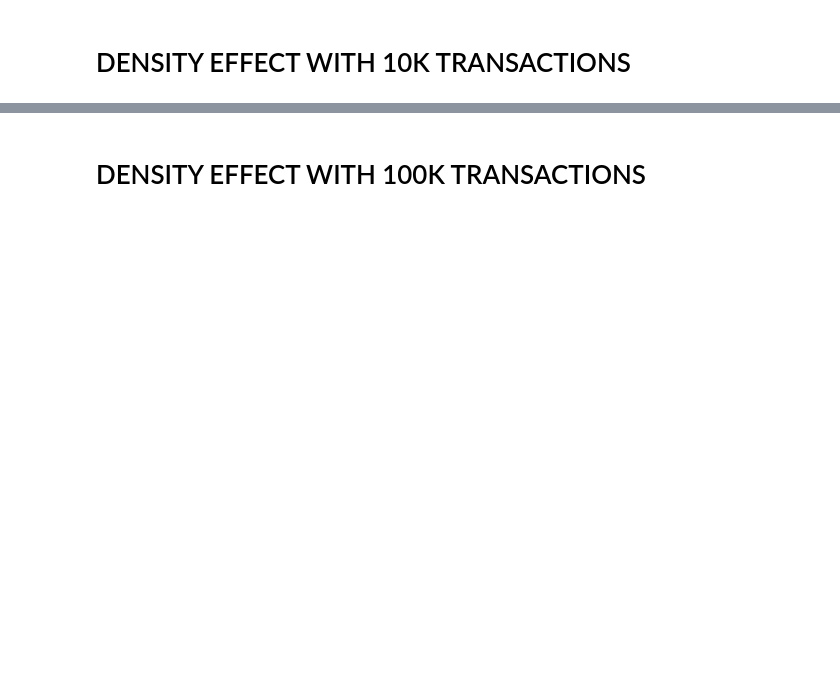
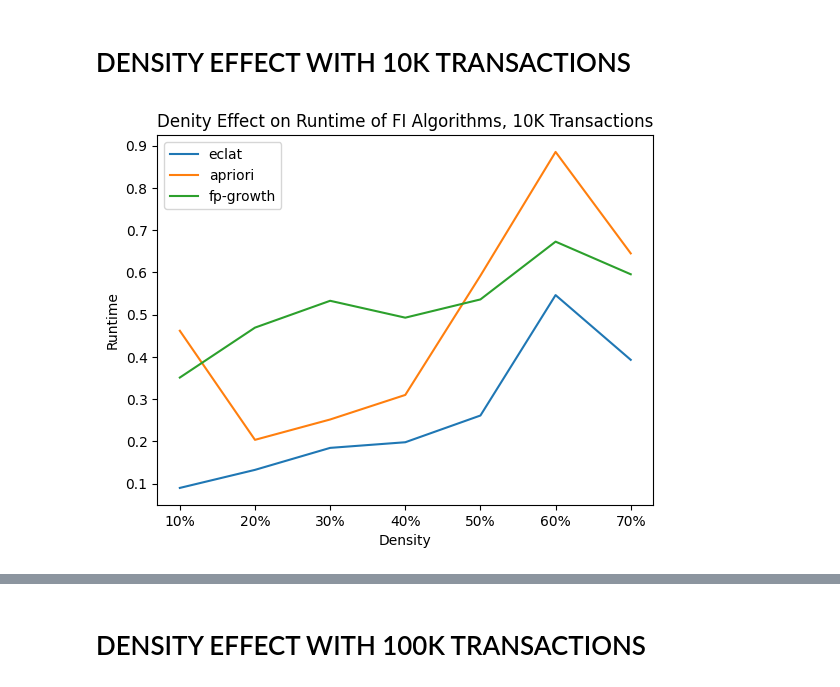
Before and after one commit to NicoloAvesani/Finding-Frequent-Itemsets-, a Jupyter notebook: MINING_PROJECT_APRIORI_ECLAT_FPGROWTH.ipynb, the cells around one changed output, grey strips where cells are left out. Cells and saved outputs as stored; diff of their text form; code cells hidden in the pictures; blank space fills up the shorter version.

```diff
--- a/MINING_PROJECT_APRIORI_ECLAT_FPGROWTH.ipynb
+++ b/MINING_PROJECT_APRIORI_ECLAT_FPGROWTH.ipynb
@@ -2040,2 +2029,17 @@ plt.show()
 # %% [markdown]
 # DENSITY EFFECT WITH 10K TRANSACTIONS
+# %%
+#density with 10k transactions, 100 frequent items, 5000 as cardinality of universe of items U
+
+plt.title('Denity Effect on Runtime of FI Algorithms, 10K Transactions')
+plt.plot(runtime_eclat_density_10K, label='eclat')
+plt.plot(runtime_apriori_density_10k, label='apriori')
+plt.plot(runtime_fpgrowth_density_10k, label='fp-growth')
+plt.xlabel('Density')
+plt.ylabel('Runtime')
+density = ['10%','20%','30%','40%','50%','60%','70%']
+plt.xticks(range(len(density)), density)
+plt.legend()
+plt.show()
+# %% [output]
+[figure, added]
```
Also changed, not shown: parts of 36 cells of this notebook.
